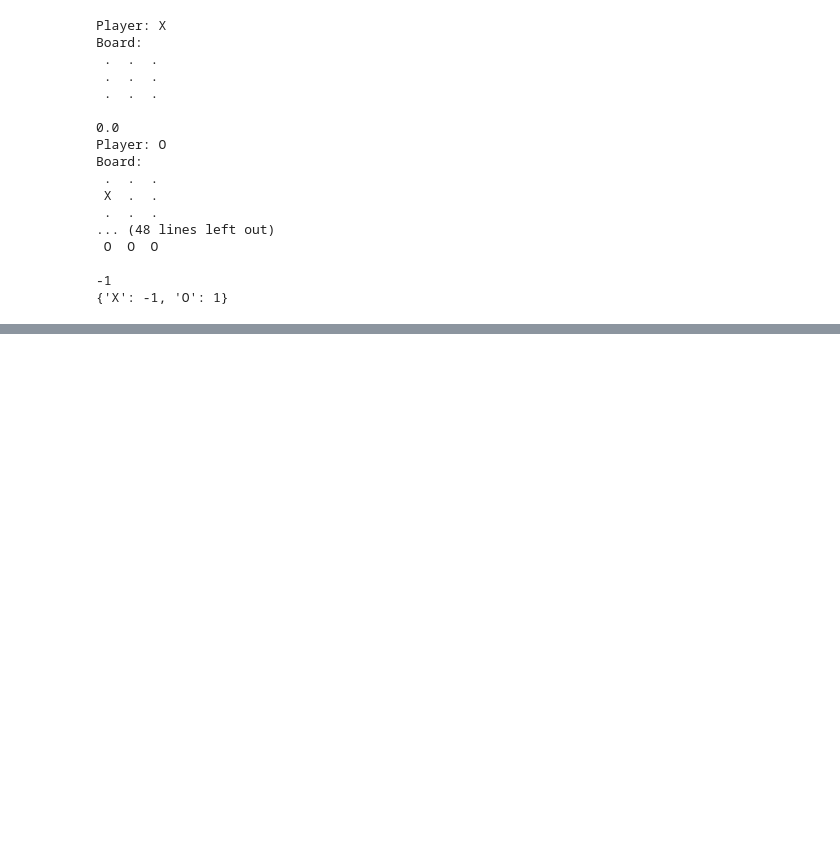
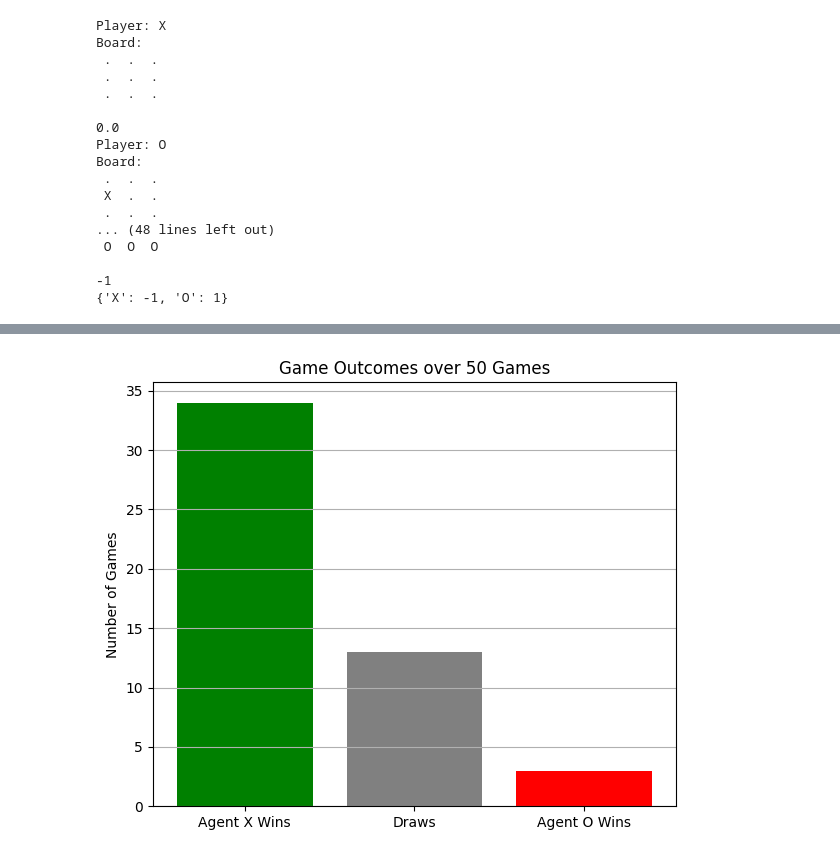
Before and after one commit to leandrouruguay1994/multiagentes-alt-games, a Jupyter notebook: multiagentes-alt-games/alternating_games/TicTacToe.ipynb, the cells around one changed output, grey strips where cells are left out. Cells and saved outputs as stored; diff of their text form; code cells hidden in the pictures; blank space fills up the shorter version.

```diff
--- a/multiagentes-alt-games/alternating_games/TicTacToe.ipynb
+++ b/multiagentes-alt-games/alternating_games/TicTacToe.ipynb
@@ -104,3 +123,19 @@ Agent O win rate: 43 over 50 games
+# %%
+# Cálculo de resultados
+wins_x = rewards_x.count(1)
+wins_o = rewards_o.count(1)
+draws = 50 - wins_x - wins_o
+
+# Gráfico de barras
+plt.figure(figsize=(6, 5))
+plt.bar(['Agent X Wins', 'Draws', 'Agent O Wins'], [wins_x, draws, wins_o], color=['green', 'gray', 'red'])
+plt.ylabel('Number of Games')
+plt.title('Game Outcomes over 50 Games')
+plt.grid(axis='y')
+plt.tight_layout()
+plt.show()
+# %% [output]
+[figure, added]
 # %%
 from nbconvert import HTMLExporter
 import nbformat, os, time
```
Also changed, not shown: parts of 6 cells of this notebook, 24 other files.
